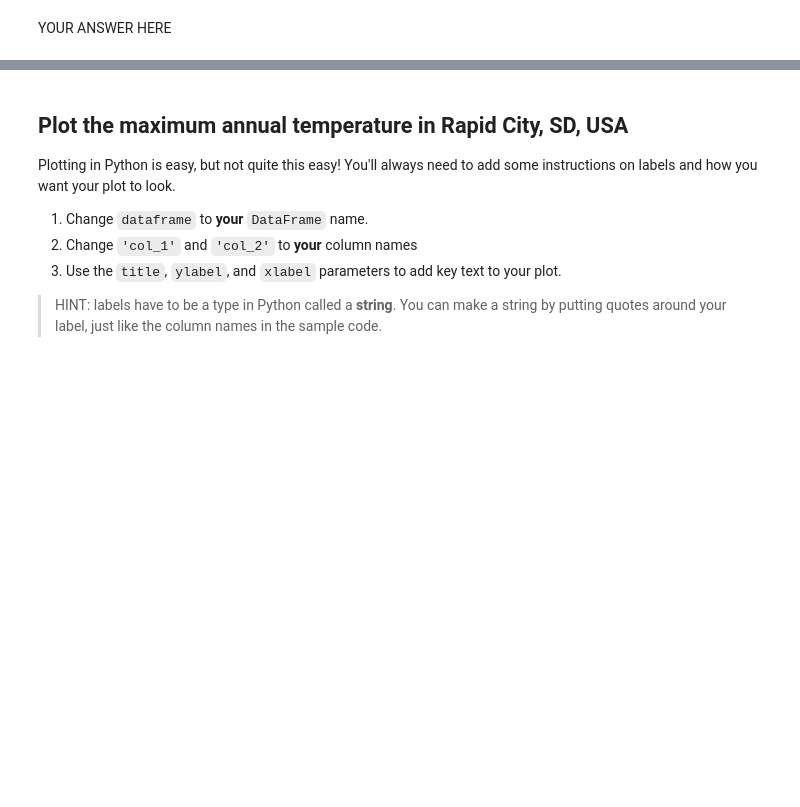
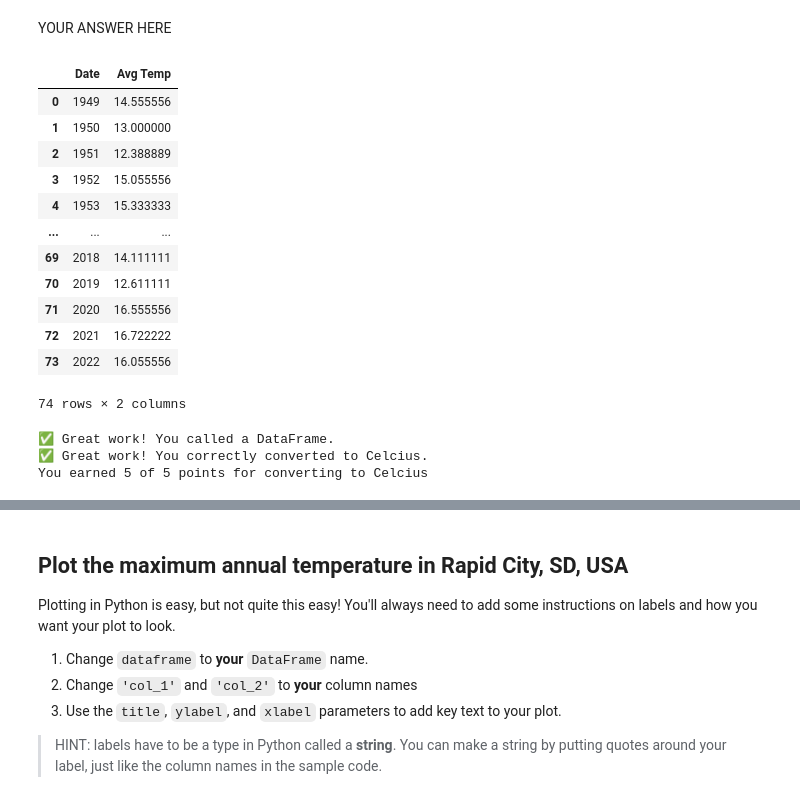
Before and after one commit to jlogannd/get-started-with-reproducible-science-jlogannd, a Jupyter notebook: ReproducibleScience_Jess.ipynb, the cells around one changed output, grey strips where cells are left out. Saved outputs shown, nothing was run; the diff lists cells and outputs as text; code cells hidden in the pictures; blank space fills up the shorter version.

```diff
--- a/ReproducibleScience_Jess.ipynb
+++ b/ReproducibleScience_Jess.ipynb
@@ -330,8 +331,23 @@ YOUR ANSWER HERE
 YOUR ANSWER HERE
 # %%
 #convert to celcius
-dataframe.iloc[:,1] = dataframe.iloc[:,1] - 32 * 5 / 9
-dataframe
+#  [°C] = ([°F] − 32) × 5⁄9 degrees celsius
+rapid_temp_data.iloc[:,1] = (rapid_temp_data.iloc[:,1] - 32) * (5 / 9)
+rapid_temp_data
+# %% [output]
+|  | Date | Avg Temp |
+| 0 | 1949 | 14.555556 |
+| 1 | 1950 | 13.000000 |
+| 2 | 1951 | 12.388889 |
+| 3 | 1952 | 15.055556 |
+| 4 | 1953 | 15.333333 |
+| ... | ... | ... |
+| 69 | 2018 | 14.111111 |
+| 70 | 2019 | 12.611111 |
+| 71 | 2020 | 16.555556 |
+| 72 | 2021 | 16.722222 |
+| 73 | 2022 | 16.055556 |
+74 rows × 2 columns
 # %%
 # DO NOT MODIFY THIS TEST CELL
 tmax_df_resp = _
@@ -344,9 +360,13 @@ else:
     print('\u274C Oops - make sure to call your DataFrame for testing.')
 
 summary = [round(val, 2) for val in tmax_df_resp.mean().values]
-if summary == [1985.5, 58.89, 14.94]:
+if summary == [1985.5, 15.02]:
     points += 4
     print('\u2705 Great work! You correctly converted to Celcius.')
 else:
     print('\u274C Oops - your data are not correct.')
 print('You earned {} of 5 points for converting to Celcius'.format(points))
+# %% [output]
+✅ Great work! You called a DataFrame.
+✅ Great work! You correctly converted to Celcius.
+You earned 5 of 5 points for converting to Celcius
```
Also changed, not shown: parts of 4 cells of this notebook.
